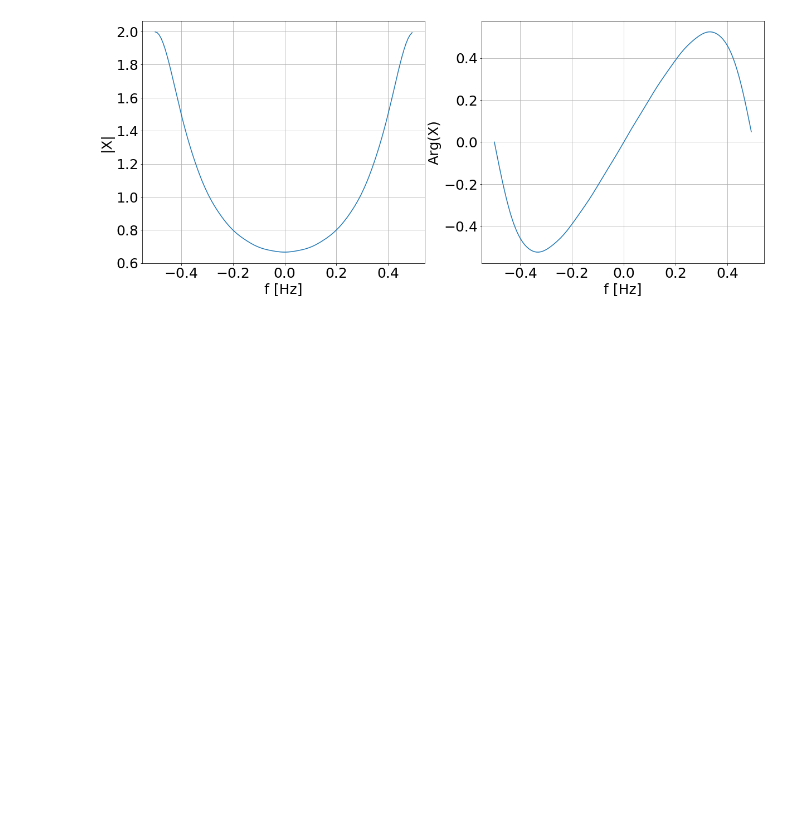
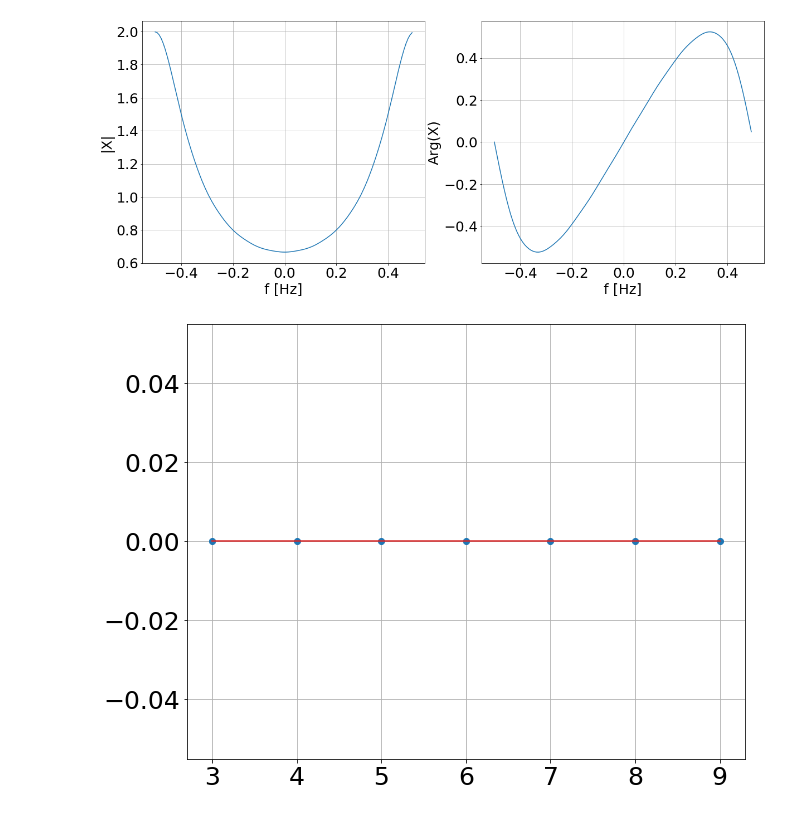
Before and after one commit to Equipo-2-DSP/informe_parte_2, a Jupyter notebook: 03-Discreta-Aperiodica.ipynb, the cells around one changed output. Drawn from its saved outputs; the diff is of its cells as text; code cells hidden in the pictures; blank space fills up the shorter version.

```diff
--- a/03-Discreta-Aperiodica.ipynb
+++ b/03-Discreta-Aperiodica.ipynb
@@ -167,3 +167,9 @@ graficar_fft( x_2, 10 , './Img/punto_3_e_2.png', zero_padding=128 )
 graficar_fft( x_3, 10 , './Img/punto_3_e_3.png', zero_padding=128 )
 # %% [output]
 [figure]
+# %%
+n = np.arange(3, 10, 1)
+plt.stem( n, x_2(n) )
+plt.grid()
+# %% [output]
+[figure, added]
```
Also changed, not shown: parts of 4 cells of this notebook, 3 other files.
